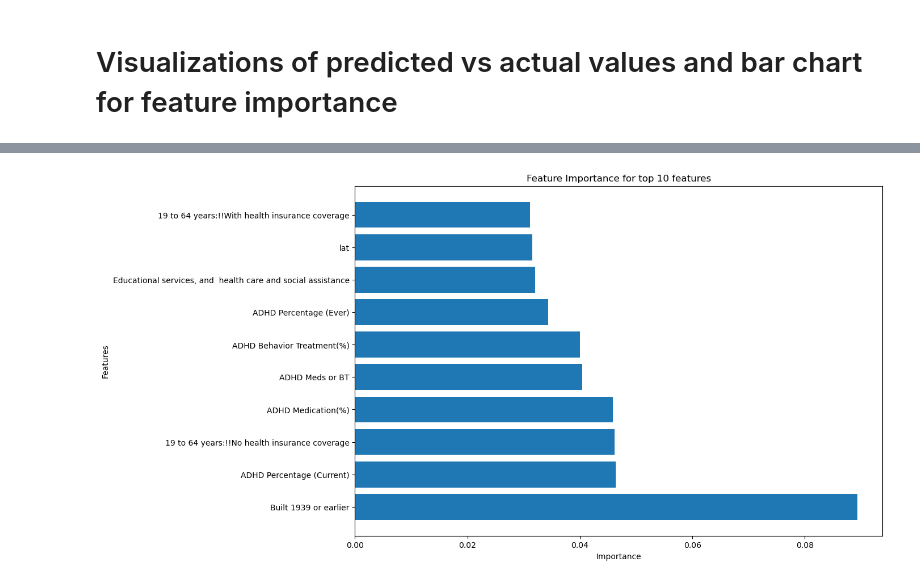
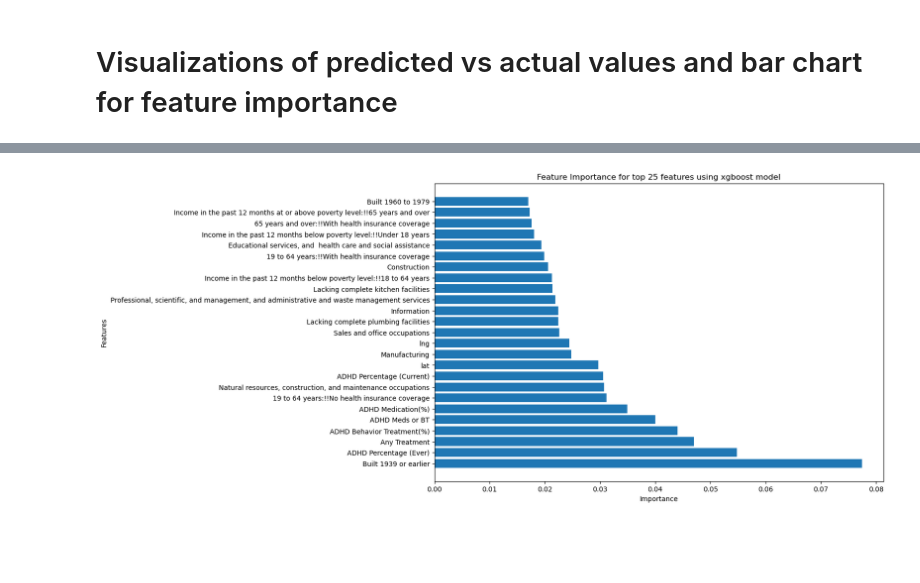
Before and after one commit to doctorsmylie/lead-poisoning, a Jupyter notebook: regression_all_data.ipynb, the cells around one changed output, grey strips where cells are left out. Saved outputs shown, nothing was run; the diff lists cells and outputs as text; code cells hidden in the pictures; blank space fills up the shorter version.

```diff
--- a/regression_all_data.ipynb
+++ b/regression_all_data.ipynb
@@ -167,0 +165,4 @@ print(filtered_df.shape)
+# %%
+# Drop the columns from your DataFrame
+filtered_df = filtered_df.drop(columns=cols_to_remove, errors="ignore")
+print(filtered_df.shape)
@@ -213,0 +209,9 @@ X_val_scaled = scaler.transform(X_val)
+# %%
+# Scale ADHD columns to be over 1 instead of 100
+
+adhd_cols = [col for col in X_train.columns if col.startswith('ADHD')]
+adhd_cols.append('Any Treatment')
+for col in adhd_cols:
+    X_train[col] = X_train[col] / 100
+    X_val[col] = X_val[col] / 100
+    X_predict[col] = X_predict[col] / 100
@@ -216,6 +304,5 @@ X_val_scaled = scaler.transform(X_val)
 # %%
 import xgboost as xgb
-from sklearn.model_selection import RandomizedSearchCV
 
 # Define XGBoost regressor
 xgb_regressor = xgb.XGBRegressor(objective='reg:squarederror', random_state=42)
@@ -246,15 +333,12 @@ random_search_xgb = RandomizedSearchCV(
 )
 
 # Fit the model
-random_search_xgb.fit(X_train_scaled, y_train)
+random_search_xgb.fit(X_train, y_train)
 
 # Get best params and best model
 best_params_xgb = random_search_xgb.best_params_
-best_xgb_model = random_search_xgb.best_estimator_
+best_model_xgb = random_search_xgb.best_estimator_
 print("Best XGBoost Parameters:", best_params_xgb)
-
-# Make predictions on validation set
-y_pred_xgb = best_xgb_model.predict(X_val_scaled)
 # %% [output]
 Fitting 5 folds for each of 10 candidates, totalling 50 fits
 [CV] END colsample_bytree=0.7, gamma=0.1, learning_rate=0.2, max_depth=5, min_child_weight=1, n_estimators=400, reg_alpha=1, reg_lambda=0, subsample=1.0; total time=   0.2s
@@ -290,6 +376,6 @@ XGBoost - R-squared: 0.6036247357585649
 # %%
 # Get feature importance
-feature_importance_xgb = best_xgb_model.feature_importances_
+feature_importance_xgb = best_model_xgb.feature_importances_
 
 # Create df for feature importance
 feature_importance_xgb_df = pd.DataFrame({
@@ -300,11 +386,11 @@ feature_importance_xgb_df = pd.DataFrame({
 # Sort by importance
 feature_importance_xgb_df = feature_importance_xgb_df.sort_values(by='Importance', ascending=False)
 
-# Select top 15 features
-top_10_features_xgb = feature_importance_xgb_df['Feature'].head(10).tolist()
+# Select top 25 features
+top_25_features_xgb = feature_importance_xgb_df['Feature'].head(25).tolist()
 
 # Print feature names and indices for verification
-for feature in top_10_features_xgb:
+for feature in top_25_features_xgb:
     feature_index = X_train.columns.get_loc(feature)
     print(f"Feature: {feature}, Index: {feature_index}")
 # %% [output]
@@ -378,10 +497,10 @@ plt.show()
 # %%
-# Bar chart of top 10 features
+# Bar chart of top 25 features of XGB model
 plt.figure(figsize=(12, 8))
-plt.barh(feature_importance_xgb_df['Feature'].head(10), feature_importance_xgb_df['Importance'].head(10)) #Changed this line
+plt.barh(feature_importance_xgb_df['Feature'].head(25), feature_importance_xgb_df['Importance'].head(25)) #Changed this line
 plt.xlabel("Importance")
 plt.ylabel("Features")
-plt.title("Feature Importance for top 10 features")
+plt.title("Feature Importance for top 25 features using xgboost model")
 plt.show()
 # %% [output]
-[figure, old version]
+[figure, new version]
```
Also changed, not shown: parts of 20 cells of this notebook, 1 other file.
